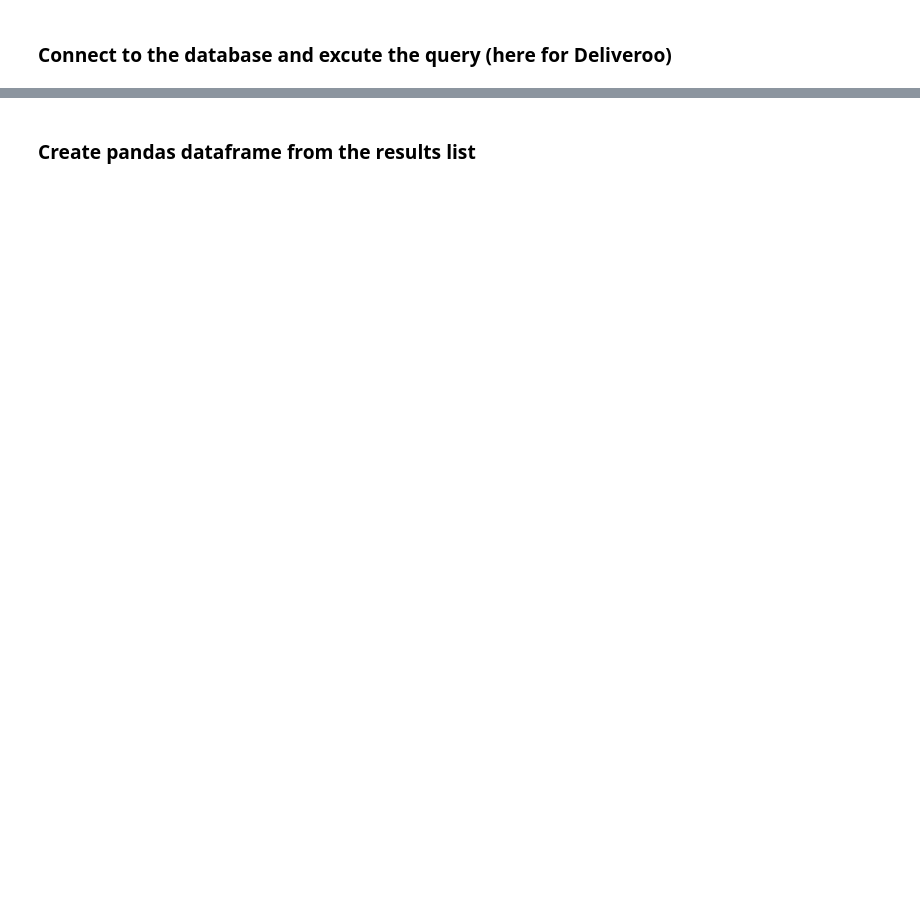
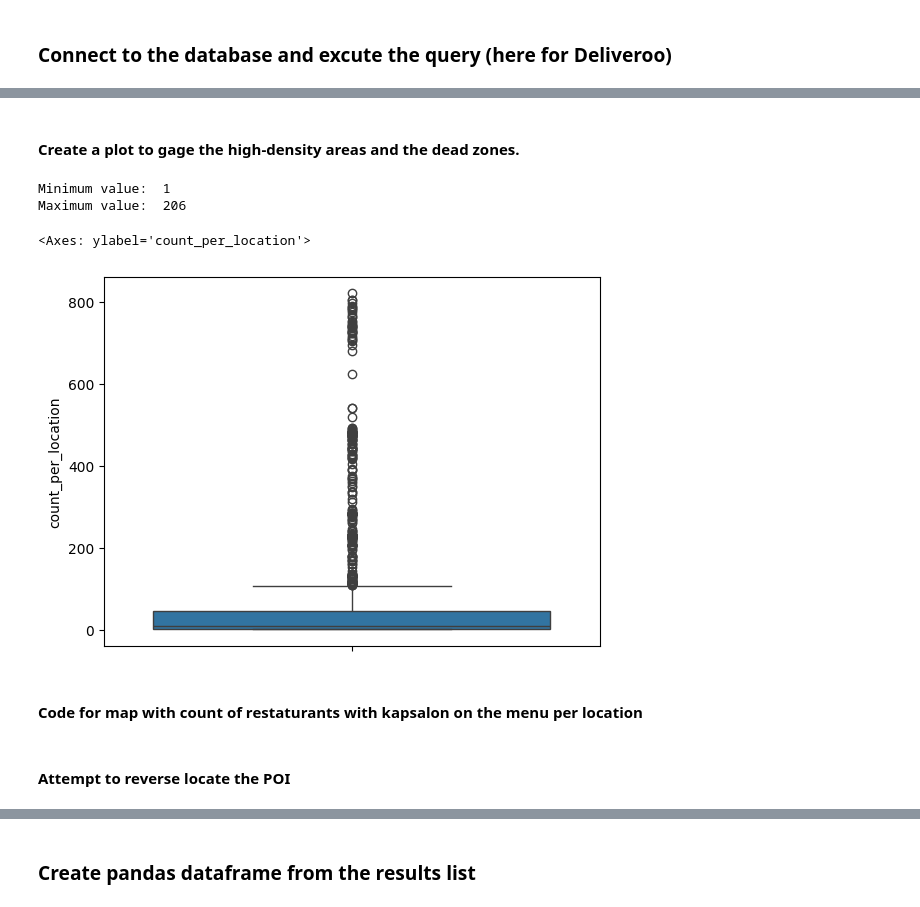
Before and after one commit to koranaaa/delivery-market-analysis-with-SQL, a Jupyter notebook: Tom/Tom_notebook.ipynb, the cells around one changed output, grey strips where cells are left out. Drawn from its saved outputs; the diff is of its cells as text; code cells hidden in the pictures; blank space fills up the shorter version.

```diff
--- a/Tom/Tom_notebook.ipynb
+++ b/Tom/Tom_notebook.ipynb
@@ -228,0 +293,28 @@ print(results)
+# %%
+import sqlite3
+import pandas as pd
+
+
+# database_paths
+deliveroo_db = r"..\databases\deliveroo.db"
+takeaway_db = r"..\databases\takeway.db"
+ubereats_db = r"..\databases\ubereats.db"
+
+# set the variables for query and database
+database = deliveroo_db
+
+# Connect to the deliveroo database
+connection = sqlite3.connect(database)
+
+# Execute queries and assign to dataframe
+df_a4_deli = pd.read_sql_query(query_a4_deli, connection)
+df_b3_deli = pd.read_sql_query(query_b3_deli, connection)
+df_a4b3_deli = pd.read_sql_query(query_a4b3_deli, connection)
+
+# Close the connection to the database (this may help avoiding database locks)
+connection.close()
+
+# Print the whole shebang
+print("Query df_a4_deli: ", df_a4_deli.head())
+print("Query df_b3_deli: ", df_b3_deli.head())
+print("Query df_a4b3_deli: ", df_a4b3_deli.head())
@@ -228,0 +339,17 @@ print(results)
+# %% [markdown]
+#### Create a plot to gage the high-density areas and the dead zones.
+# %%
+minimum = df_a4b3_deli["count_per_location"].min()
+maximum = df_a4b3_deli["count_per_location"].max()
+
+print("Minimum value: ",minimum)
+print("Maximum value: ",maximum)
+# %% [output]
+Minimum value:  1
+Maximum value:  206
+# %%
+import seaborn as sns
+sns.boxplot(data=df_b3_deli, y='count_per_location')
+# %% [output]
+<Axes: ylabel='count_per_location'>
+[figure, added]
@@ -228,0 +402,2 @@ print(results)
+# %% [markdown]
+#### Code for map with count of restaturants with kapsalon on the menu per location
@@ -228,0 +450,2 @@ print(results)
+# %% [markdown]
+#### Attempt to reverse locate the POI
```
Also changed, not shown: parts of 15 cells of this notebook, 7 other files.
